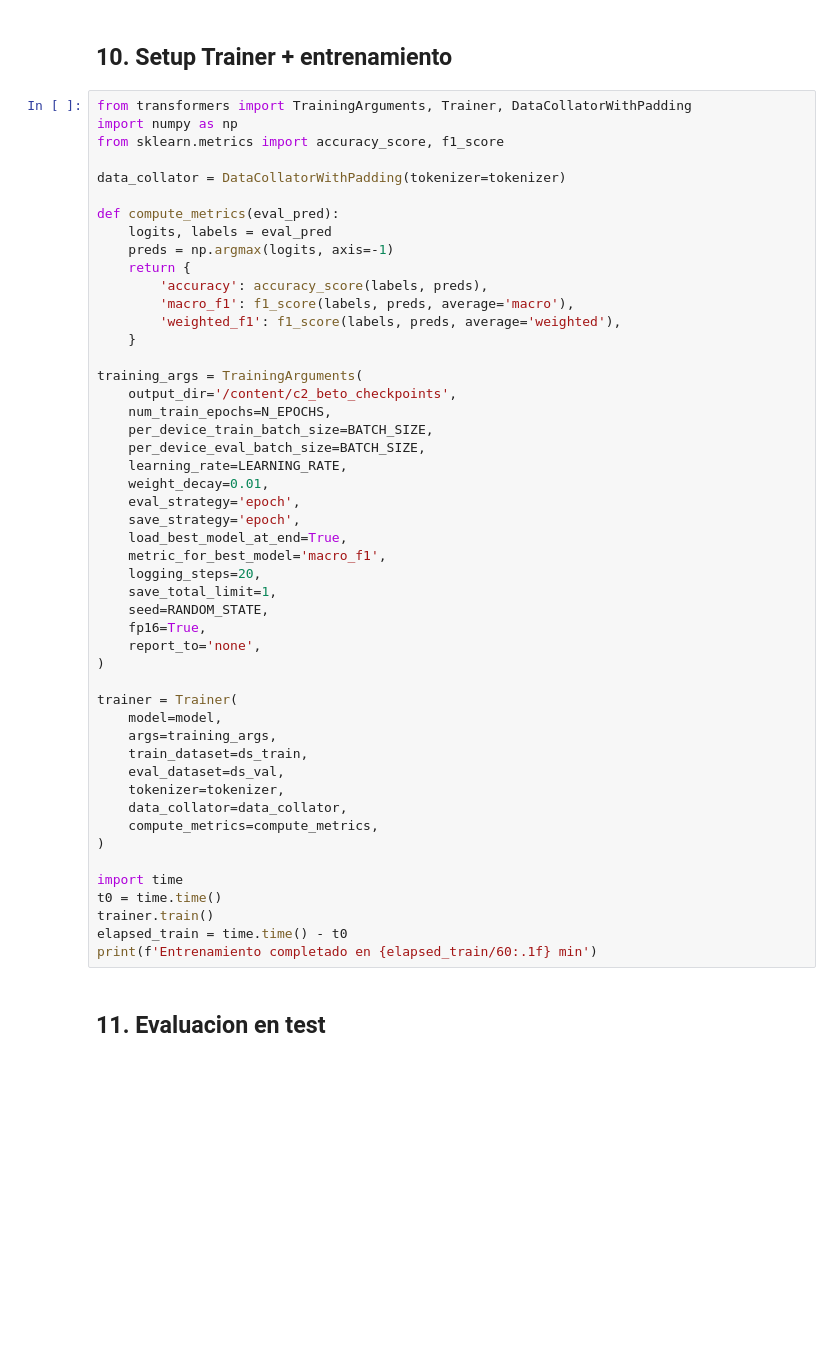
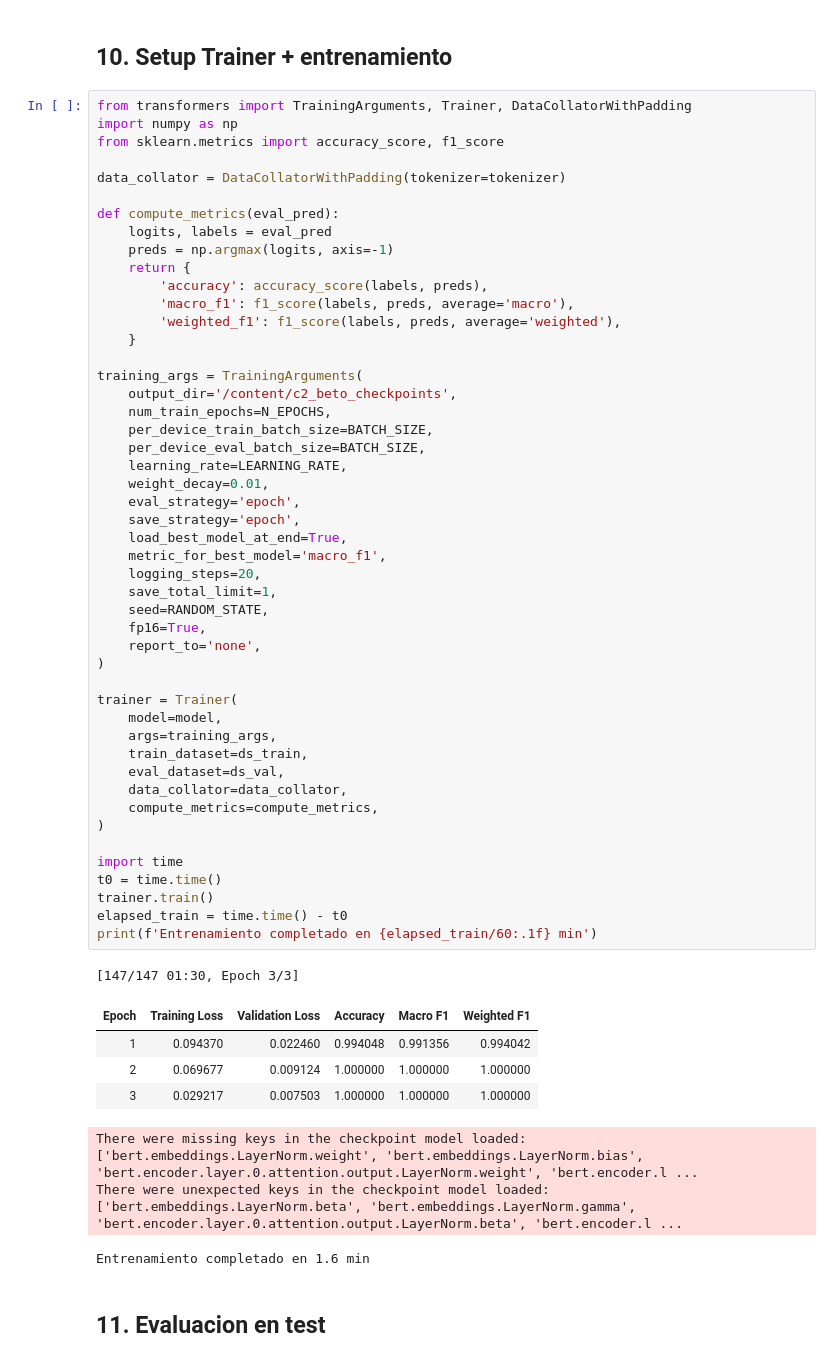
Before and after one commit to mateopola/sinergia-lab-idp, a Jupyter notebook: notebooks/11_clasificacion_C2_beto.ipynb, the cells around one changed output. Drawn from its saved outputs; the diff is of its cells as text; blank space fills up the shorter version.

```diff
--- a/notebooks/11_clasificacion_C2_beto.ipynb
+++ b/notebooks/11_clasificacion_C2_beto.ipynb
@@ -161,34 +211,42 @@ training_args = TrainingArguments(
     num_train_epochs=N_EPOCHS,
     per_device_train_batch_size=BATCH_SIZE,
     per_device_eval_batch_size=BATCH_SIZE,
     learning_rate=LEARNING_RATE,
     weight_decay=0.01,
     eval_strategy='epoch',
     save_strategy='epoch',
     load_best_model_at_end=True,
     metric_for_best_model='macro_f1',
     logging_steps=20,
     save_total_limit=1,
     seed=RANDOM_STATE,
     fp16=True,
     report_to='none',
 )
 
 trainer = Trainer(
     model=model,
     args=training_args,
     train_dataset=ds_train,
     eval_dataset=ds_val,
-    tokenizer=tokenizer,
     data_collator=data_collator,
     compute_metrics=compute_metrics,
 )
 
 import time
 t0 = time.time()
 trainer.train()
 elapsed_train = time.time() - t0
 print(f'Entrenamiento completado en {elapsed_train/60:.1f} min')
+# %% [output]
+[147/147 01:30, Epoch 3/3]
+| Epoch | Training Loss | Validation Loss | Accuracy | Macro F1 | Weighted F1 |
+| 1 | 0.094370 | 0.022460 | 0.994048 | 0.991356 | 0.994042 |
+| 2 | 0.069677 | 0.009124 | 1.000000 | 1.000000 | 1.000000 |
+| 3 | 0.029217 | 0.007503 | 1.000000 | 1.000000 | 1.000000 |
+There were missing keys in the checkpoint model loaded: ['bert.embeddings.LayerNorm.weight', 'bert.embeddings.LayerNorm.bias', 'bert.encoder.layer.0.attention.output.LayerNorm.weight', 'bert.encoder.l ...
+There were unexpected keys in the checkpoint model loaded: ['bert.embeddings.LayerNorm.beta', 'bert.embeddings.LayerNorm.gamma', 'bert.encoder.layer.0.attention.output.LayerNorm.beta', 'bert.encoder.l ...
+Entrenamiento completado en 1.6 min
 # %% [markdown]
 ## 11. Evaluacion en test
 # %%
```
Also changed, not shown: parts of 12 cells of this notebook, 6 other files.
